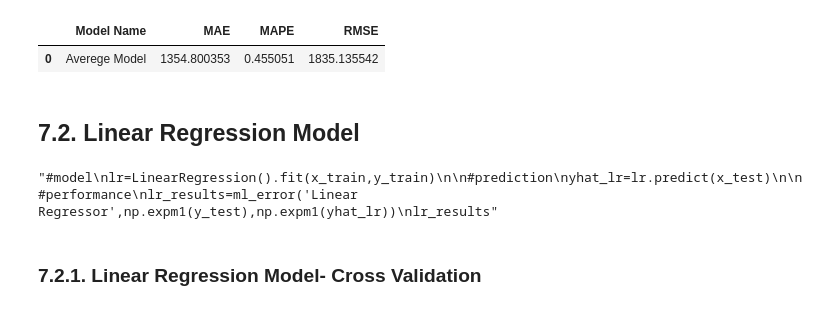
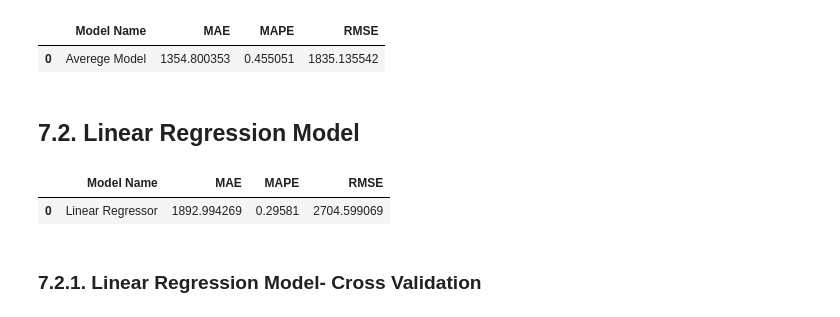
Before and after one commit to Andriw-afonso/Data-science-portfolio, a Jupyter notebook: Sales- forecast/notebooks/Sales_forecast.ipynb, the cells around one changed output. Drawn from its saved outputs; the diff is of its cells as text; code cells hidden in the pictures.

```diff
--- a/Sales- forecast/notebooks/Sales_forecast.ipynb
+++ b/Sales- forecast/notebooks/Sales_forecast.ipynb
@@ -1053,17 +1061,18 @@ baseline_results
 # %% [markdown]
 ## 7.2. Linear Regression Model
 # %%
-'''#model
+#model
 lr=LinearRegression().fit(x_train,y_train)
 
 #prediction
 yhat_lr=lr.predict(x_test)
 
 #performance
 lr_results=ml_error('Linear Regressor',np.expm1(y_test),np.expm1(yhat_lr))
-lr_results'''
+lr_results
 # %% [output]
-"#model\nlr=LinearRegression().fit(x_train,y_train)\n\n#prediction\nyhat_lr=lr.predict(x_test)\n\n#performance\nlr_results=ml_error('Linear Regressor',np.expm1(y_test),np.expm1(yhat_lr))\nlr_results"
+|  | Model Name | MAE | MAPE | RMSE |
+| 0 | Linear Regressor | 1892.994269 | 0.29581 | 2704.599069 |
 # %% [markdown]
 ### 7.2.1. Linear Regression Model- Cross Validation
 # %%
```
Also changed, not shown: parts of 33 cells of this notebook.
